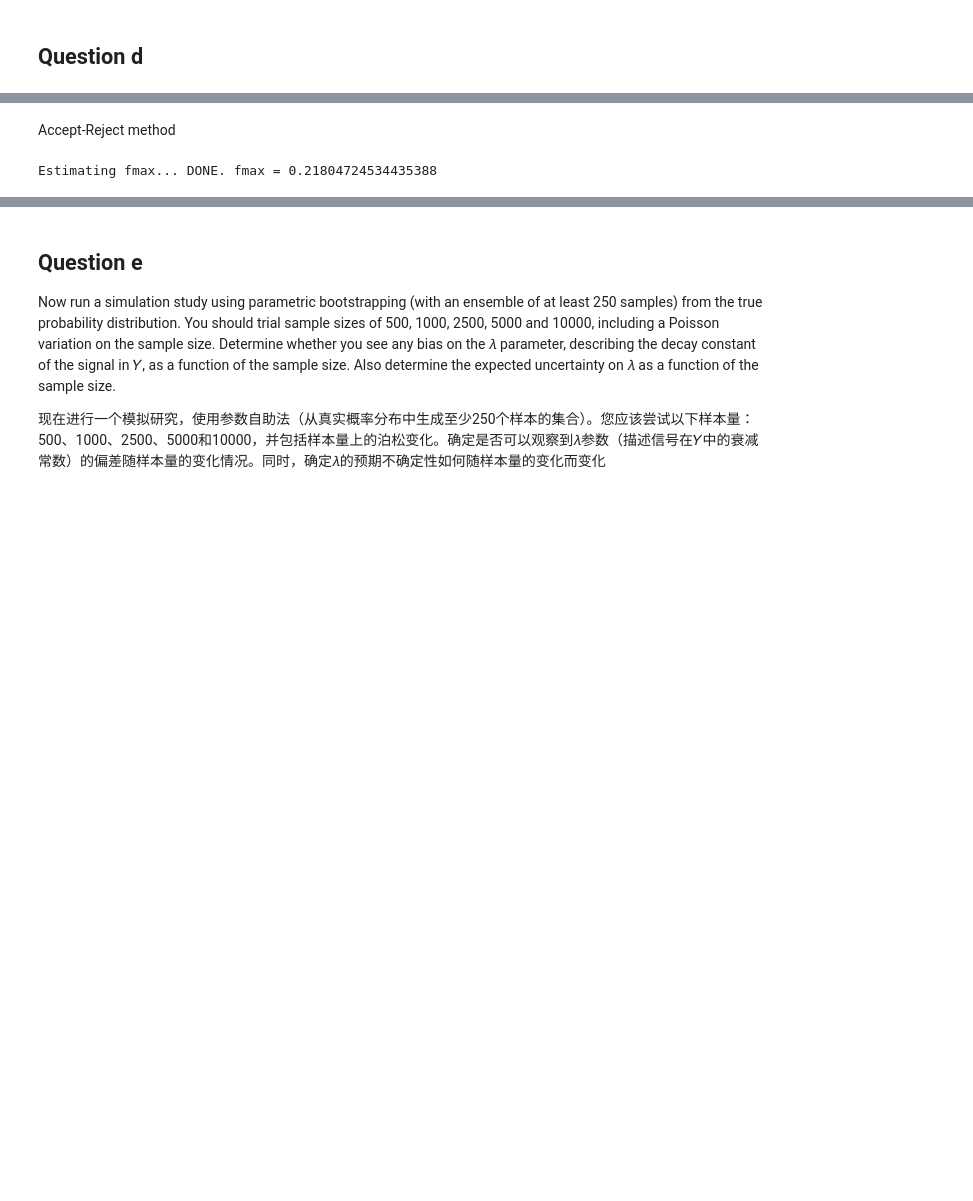
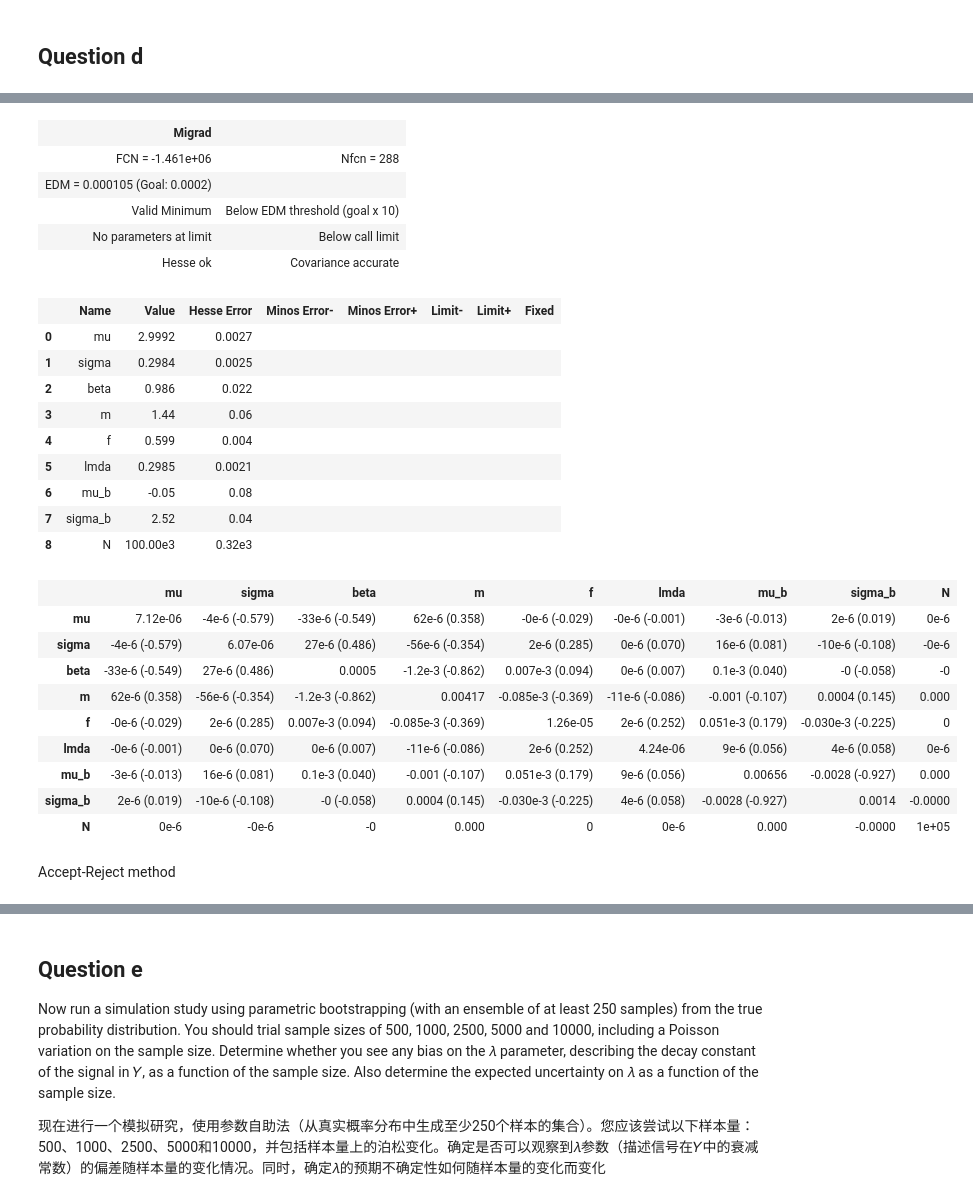
Before and after one commit to john-zhaoyuanzhen/Statistical-Methods-Coursework, a Jupyter notebook: s1.ipynb, the cells around one changed output, grey strips where cells are left out. Drawn from its saved outputs; the diff is of its cells as text; code cells hidden in the pictures; blank space fills up the shorter version.

```diff
--- a/s1.ipynb
+++ b/s1.ipynb
@@ -126,13 +148,0 @@ def generate_ppf(N, mu=3, sigma=0.3, beta=1, m=1.4, f=0.6, lmda=0.3, mu_b=0, sig
-# %%
-dataset = generate_ppf(100000)
-
-def density(xy, mu=3, sigma=0.3, beta=1, m=1.4, f=0.6, lmda=0.3, mu_b=0, sigma_b=2.5, N=100000):
-    x, y = xy
-
-    if f > 0 and f < 1:
-        Ns = np.random.poisson(f * N)
-        Nb = np.random.poisson((1-f) * N)
-    else:
-        Ns = f * N
-        Nb = (1-f) * N
-    return Ns+Nb, Ns*g_s(x, beta, m, mu, sigma)*h_s(y, lmda) + Nb*g_b(x) * h_b(y, mu_b, sigma_b)
@@ -180,0 +160,30 @@ mi.hesse()
+# %%
+mi = unbinned_fit(inverse_transform_sampling_dataset, density)
+display(mi)
+# %% [output]
+| Migrad |  |
+| FCN = -1.461e+06 | Nfcn = 288 |
+| EDM = 0.000105 (Goal: 0.0002) |  |
+| Valid Minimum | Below EDM threshold (goal x 10) |
+| No parameters at limit | Below call limit |
+| Hesse ok | Covariance accurate |
+|  | Name | Value | Hesse Error | Minos Error- | Minos Error+ | Limit- | Limit+ | Fixed |
+| 0 | mu | 2.9992 | 0.0027 |  |  |  |  |  |
+| 1 | sigma | 0.2984 | 0.0025 |  |  |  |  |  |
+| 2 | beta | 0.986 | 0.022 |  |  |  |  |  |
+| 3 | m | 1.44 | 0.06 |  |  |  |  |  |
+| 4 | f | 0.599 | 0.004 |  |  |  |  |  |
+| 5 | lmda | 0.2985 | 0.0021 |  |  |  |  |  |
+| 6 | mu_b | -0.05 | 0.08 |  |  |  |  |  |
+| 7 | sigma_b | 2.52 | 0.04 |  |  |  |  |  |
+| 8 | N | 100.00e3 | 0.32e3 |  |  |  |  |  |
+|  | mu | sigma | beta | m | f | lmda | mu_b | sigma_b | N |
+| mu | 7.12e-06 | -4e-6 (-0.579) | -33e-6 (-0.549) | 62e-6 (0.358) | -0e-6 (-0.029) | -0e-6 (-0.001) | -3e-6 (-0.013) | 2e-6 (0.019) | 0e-6 |
+| sigma | -4e-6 (-0.579) | 6.07e-06 | 27e-6 (0.486) | -56e-6 (-0.354) | 2e-6 (0.285) | 0e-6 (0.070) | 16e-6 (0.081) | -10e-6 (-0.108) | -0e-6 |
+| beta | -33e-6 (-0.549) | 27e-6 (0.486) | 0.0005 | -1.2e-3 (-0.862) | 0.007e-3 (0.094) | 0e-6 (0.007) | 0.1e-3 (0.040) | -0 (-0.058) | -0 |
+| m | 62e-6 (0.358) | -56e-6 (-0.354) | -1.2e-3 (-0.862) | 0.00417 | -0.085e-3 (-0.369) | -11e-6 (-0.086) | -0.001 (-0.107) | 0.0004 (0.145) | 0.000 |
+| f | -0e-6 (-0.029) | 2e-6 (0.285) | 0.007e-3 (0.094) | -0.085e-3 (-0.369) | 1.26e-05 | 2e-6 (0.252) | 0.051e-3 (0.179) | -0.030e-3 (-0.225) | 0 |
+| lmda | -0e-6 (-0.001) | 0e-6 (0.070) | 0e-6 (0.007) | -11e-6 (-0.086) | 2e-6 (0.252) | 4.24e-06 | 9e-6 (0.056) | 4e-6 (0.058) | 0e-6 |
+| mu_b | -3e-6 (-0.013) | 16e-6 (0.081) | 0.1e-3 (0.040) | -0.001 (-0.107) | 0.051e-3 (0.179) | 9e-6 (0.056) | 0.00656 | -0.0028 (-0.927) | 0.000 |
+| sigma_b | 2e-6 (0.019) | -10e-6 (-0.108) | -0 (-0.058) | 0.0004 (0.145) | -0.030e-3 (-0.225) | 4e-6 (0.058) | -0.0028 (-0.927) | 0.0014 | -0.0000 |
+| N | 0e-6 | -0e-6 | -0 | 0.000 | 0 | 0e-6 | 0.000 | -0.0000 | 1e+05 |
@@ -226,10 +211,2 @@ def accept_reject_batch(func, xrange, yrange, size, fmax=None, seed=None):
 # %%
-samples = accept_reject_batch(
-    func=lambda x, y: f_xy(y, x, mu=3, sigma=0.3, beta=1, m=1.4, f=0.6, lmda=0.3, mu_b=0, sigma_b = 2.5),
-    xrange=(0, 5),
-    yrange=(0, 10),
-    size=100000,
-    seed=15
-)
+f_xy_max = find_max(f_xy, [0, 5], [0, 10], mu = 3, sigma = 0.3, beta = 1, m = 1.4, f = 0.6, lmda = 0.3, mu_b = 0, sigma_b = 2.5)
-# %% [output]
-Estimating fmax... DONE. fmax = 0.21804724534435388
```
Also changed, not shown: parts of 25 cells of this notebook.
